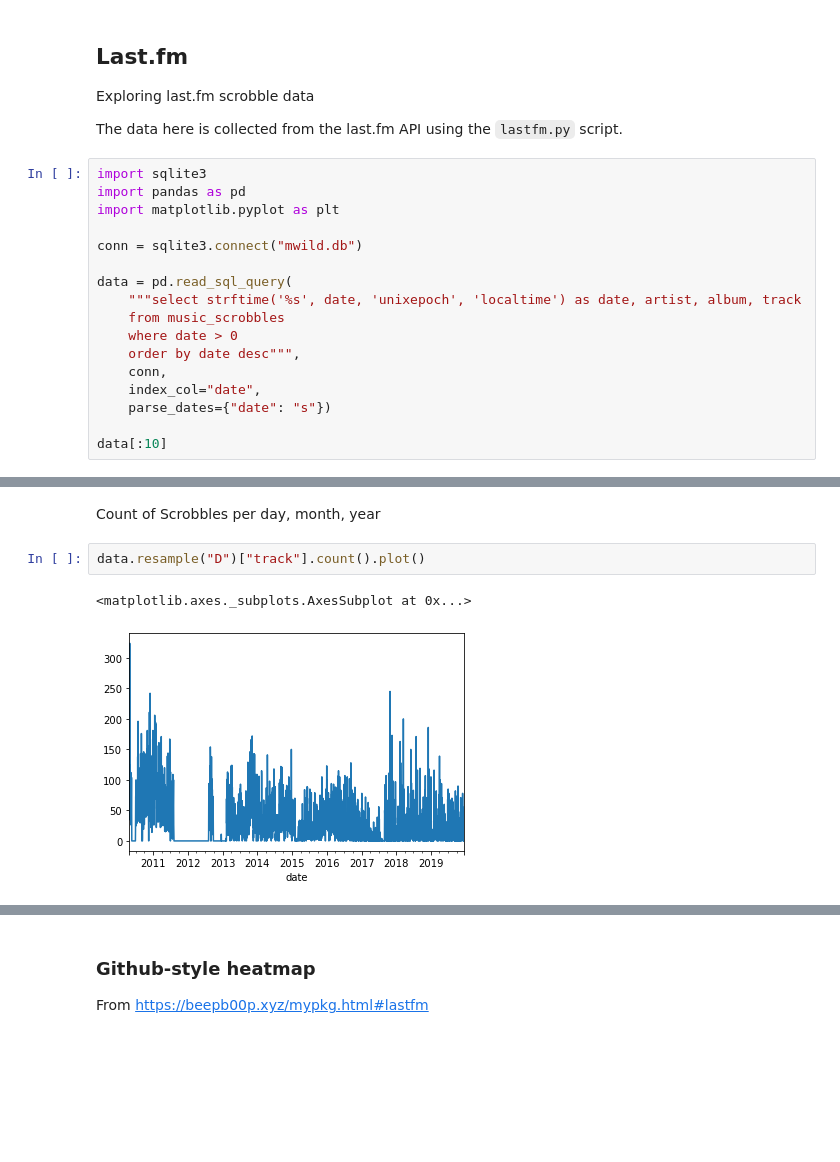
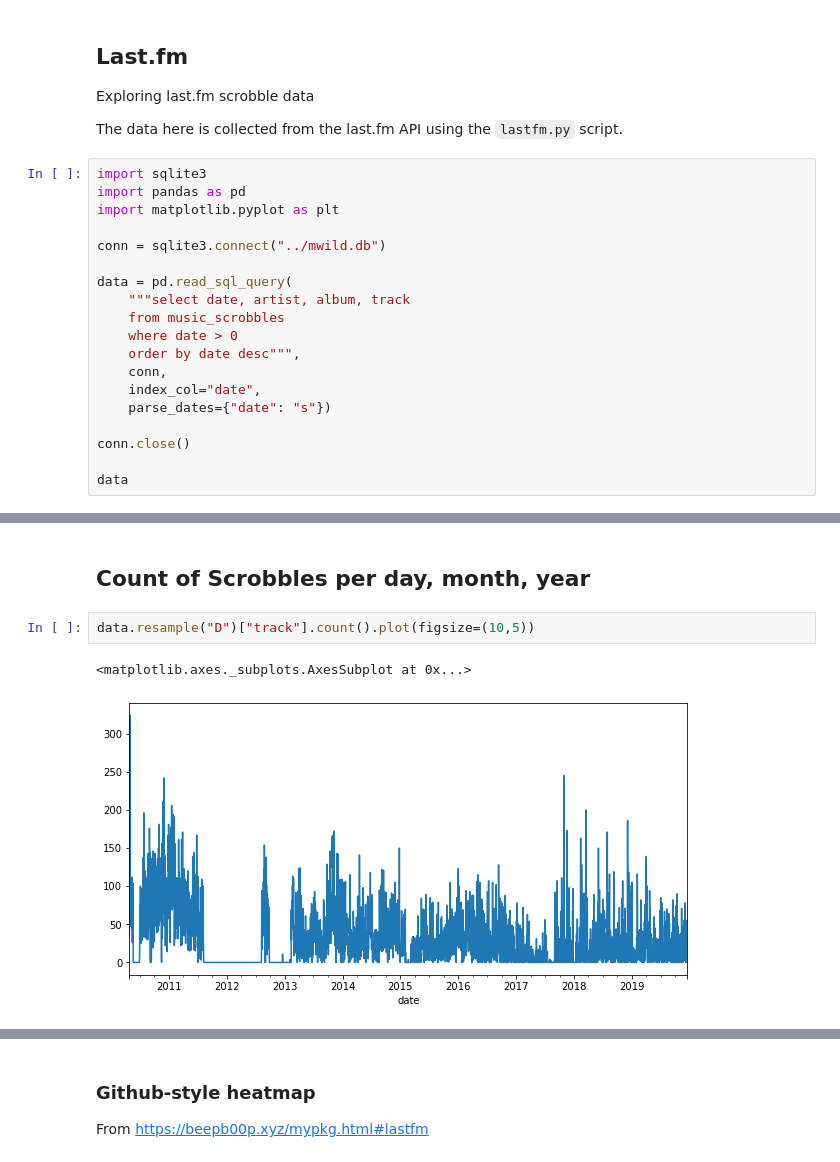
Before and after one commit to m-wild/my, a Jupyter notebook: music/lastfm.ipynb, the cells around one changed output, grey strips where cells are left out. Saved outputs shown, nothing was run; the diff lists cells and outputs as text; blank space fills up the shorter version.

```diff
--- a/music/lastfm.ipynb
+++ b/music/lastfm.ipynb
@@ -9,10 +9,10 @@ import sqlite3
 import pandas as pd
 import matplotlib.pyplot as plt
 
-conn = sqlite3.connect("mwild.db")
+conn = sqlite3.connect("../mwild.db")
 
 data = pd.read_sql_query(
-    """select strftime('%s', date, 'unixepoch', 'localtime') as date, artist, album, track
+    """select date, artist, album, track
     from music_scrobbles
     where date > 0
     order by date desc""",
@@ -20,7 +20,9 @@ data = pd.read_sql_query(
     index_col="date",
     parse_dates={"date": "s"})
 
-data[:10]
+conn.close()
+
+data
 # %% [output]
 |  | artist | album | track |
 | date |  |  |  |
@@ -37,8 +41,8 @@ data[:10]
 # %% [markdown]
-Count of Scrobbles per day, month, year
+## Count of Scrobbles per day, month, year
 # %%
-data.resample("D")["track"].count().plot()
+data.resample("D")["track"].count().plot(figsize=(10,5))
 # %% [output]
 <matplotlib.axes._subplots.AxesSubplot at 0x...>
-[figure, old version]
+[figure, new version]
 # %%
```
Also changed, not shown: parts of 8 cells of this notebook, 4 other files.
